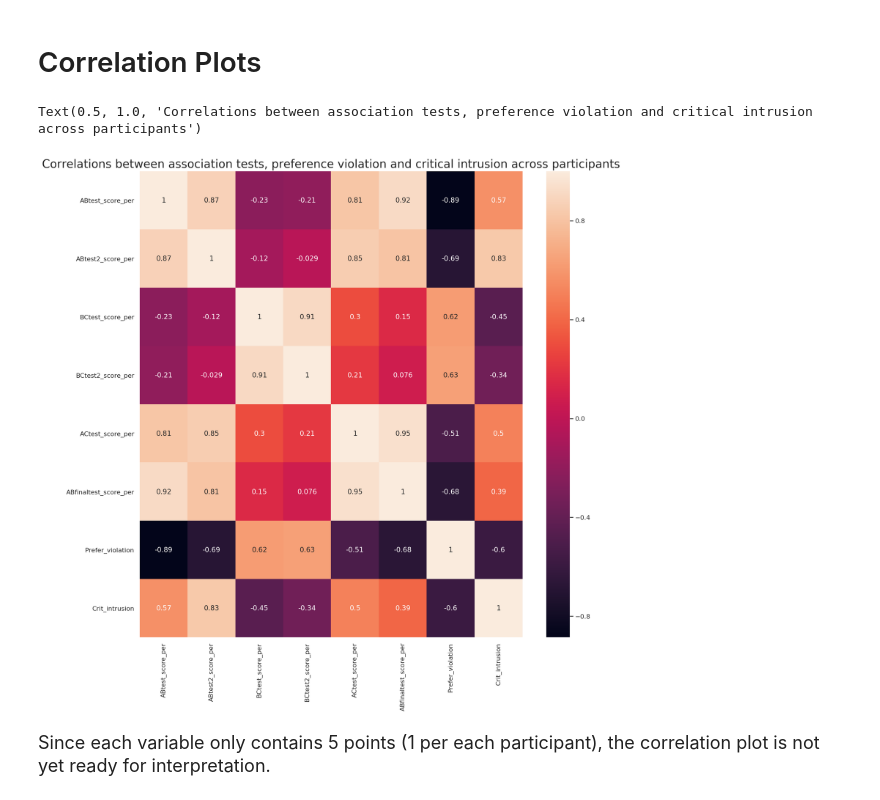
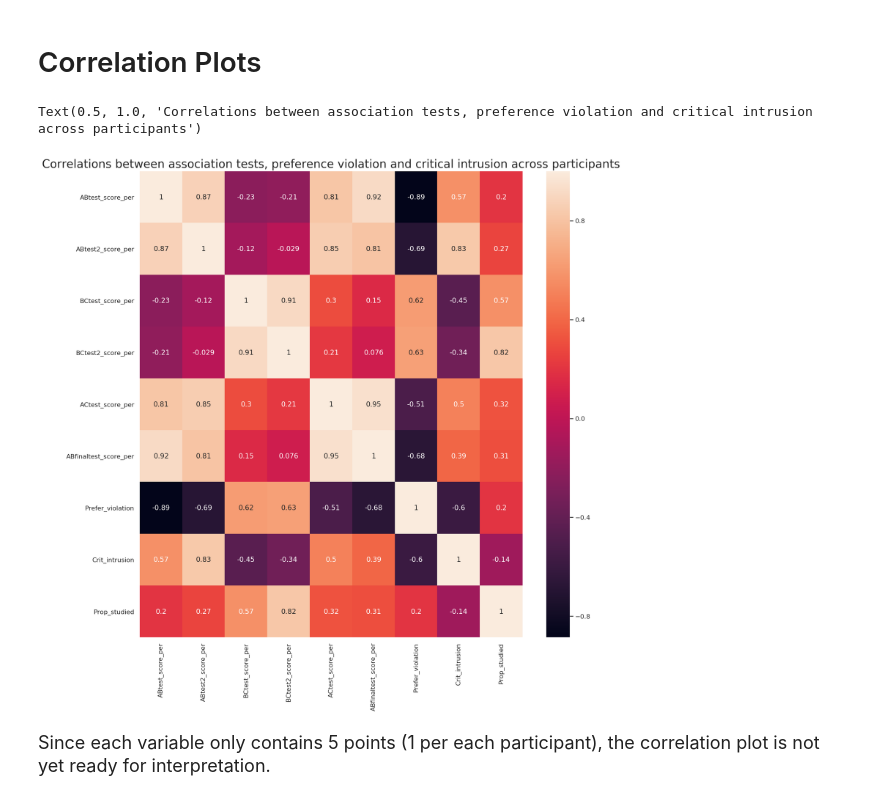
Before and after one commit to Haonan-Zhang/decision_making, a Jupyter notebook: pilot_study_true.ipynb, the cells around one changed output. Cells and saved outputs as stored; diff of their text form; code cells hidden in the pictures.

```diff
--- a/pilot_study_true.ipynb
+++ b/pilot_study_true.ipynb
@@ -802,21 +810,21 @@ theme(plot.title = element_text(face = 'bold', size = 20),
 # %% [markdown]
 # Correlation Plots
 # %%
-dataColsSelected = data_group.loc[:,  ['ABtest_score_per', 'ABtest2_score_per', 'BCtest_score_per', 'BCtest2_score_per', 'ACtest_score_per', 'ABfinaltest_score_per', 'Prefer_violation', 'Crit_intrusion'
+dataColsSelected = data_group.loc[:,  ['ABtest_score_per', 'ABtest2_score_per', 'BCtest_score_per', 'BCtest2_score_per', 'ACtest_score_per', 'ABfinaltest_score_per', 'Prefer_violation', 'Crit_intrusion', 'Prop_studied'
                                       ]]
 dataColsSelected
 data_corr = dataColsSelected.corr(method='pearson')
 data_corr
 # plot the heatmap
 fig, ax = plt.subplots(figsize=(15,15))         # Sample figsize in inches
 sns.heatmap(data_corr,
      xticklabels=data_corr.columns,
      yticklabels=data_corr.columns, annot=True, annot_kws={"size": 12})
 
 ax.set_title('Correlations between association tests, preference violation and critical intrusion across participants',fontsize=20)
 # %% [output]
 Text(0.5, 1.0, 'Correlations between association tests, preference violation and critical intrusion across participants')
-[figure, old version]
+[figure, new version]
 # %% [markdown]
 <font size = '4'>Since each variable only contains 5 points (1 per each participant), the correlation plot is not yet ready for interpretation.<font>
 # %%
```
Also changed, not shown: parts of 10 cells of this notebook.
